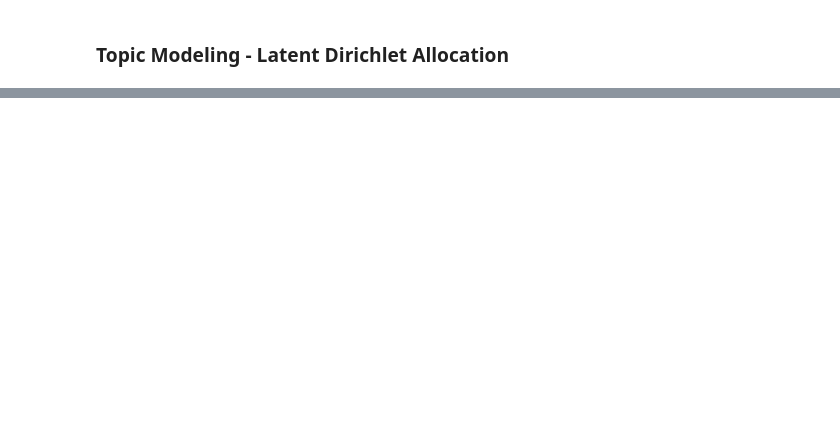
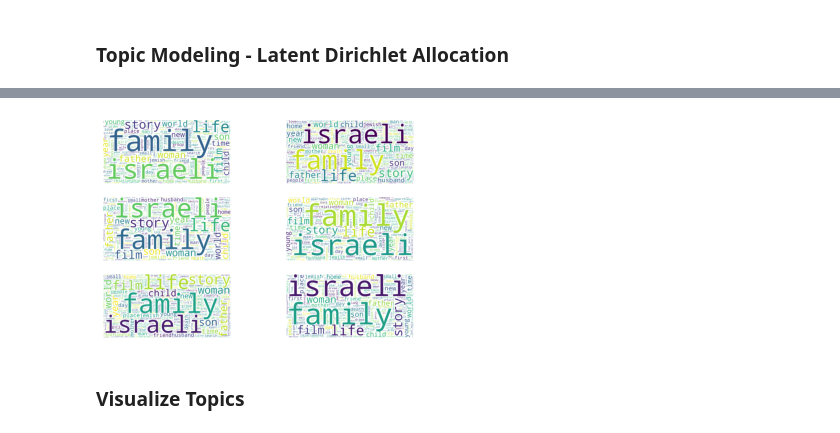
Before and after one commit to assafrbi/mini-project-Digital-Humanities, a Jupyter notebook: dh_mini.ipynb, the cells around one changed output, grey strips where cells are left out. Drawn from its saved outputs; the diff is of its cells as text; code cells hidden in the pictures; blank space fills up the shorter version.

```diff
--- a/dh_mini.ipynb
+++ b/dh_mini.ipynb
@@ -596,0 +549,21 @@ KeyError: ignored
+# %%
+def create_topic_specific_wordcloud(ready_data, source, topic):
+  # Create a WordCloud object for specific topic
+  temp = ready_data.loc[ready_data[f'{source}_topic']==0][f'{source}_preprocessed'].to_list()
+  wordcloud = WordCloud(background_color="white", max_words=1000, contour_width=3, contour_color='steelblue', width=800, height=400)
+  # Join the different processed titles together.
+  long_string = ','.join(temp)
+  # Generate a word cloud
+  wordcloud.generate(long_string)
+  return wordcloud
+# %%
+fig = plt.figure()
+for topic in range(num_topics):
+  ax = fig.add_subplot(num_topics/2, 2, topic+1)
+  wordcloud = create_topic_specific_wordcloud(ready_data, source=source, topic=topic)
+  ax.imshow(wordcloud)
+  ax.axis('off')
+# %% [output]
+[figure, added]
+# %% [markdown]
+### Visualize Topics
```
Also changed, not shown: parts of 16 cells of this notebook.
